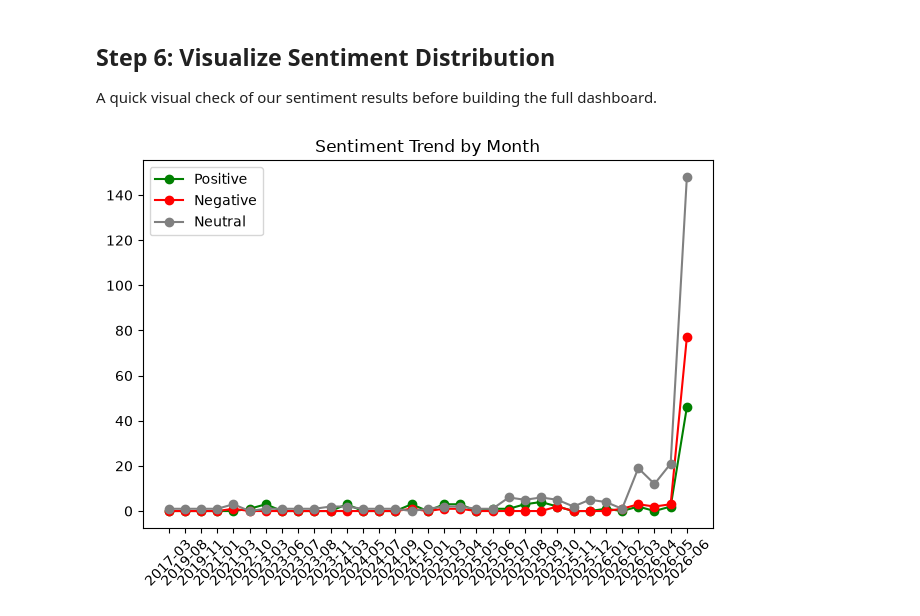
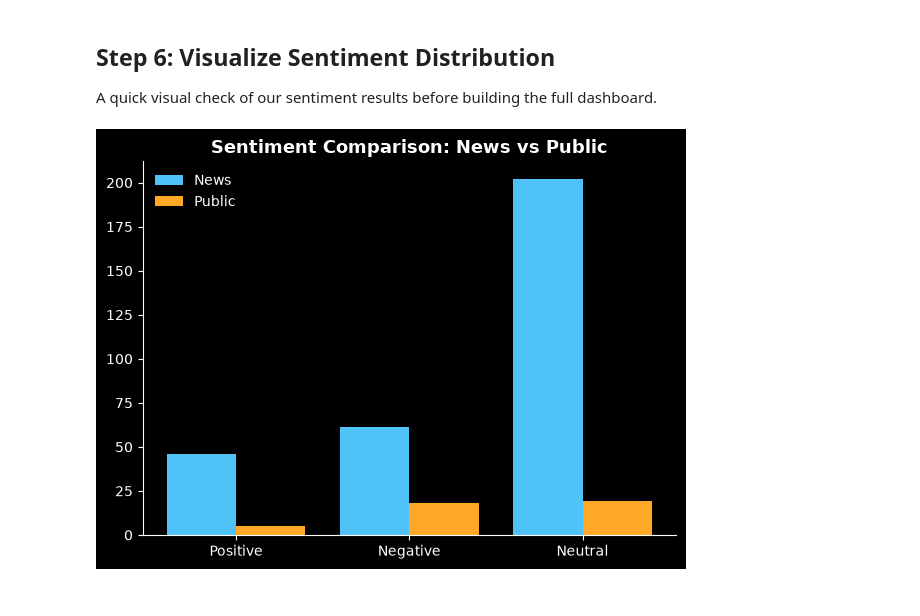
Before and after one commit to namrata1104/NLP-project, a Jupyter notebook: notebooks/sentiment_analysis.ipynb, the cells around one changed output. Saved outputs shown, nothing was run; the diff lists cells and outputs as text; code cells hidden in the pictures.

```diff
--- a/notebooks/sentiment_analysis.ipynb
+++ b/notebooks/sentiment_analysis.ipynb
@@ -158,18 +158,22 @@ A quick visual check of our sentiment results before building the full dashboard
 # %%
 import matplotlib.pyplot as plt
 
-sorted_months = sorted(trends.keys())
-positive_counts = [trends[m]["positive"] for m in sorted_months]
-negative_counts = [trends[m]["negative"] for m in sorted_months]
-neutral_counts = [trends[m]["neutral"] for m in sorted_months]
+plt.style.use("dark_background")
 
-plt.plot(sorted_months, positive_counts, label="Positive", color="green", marker="o")
-plt.plot(sorted_months, negative_counts, label="Negative", color="red", marker="o")
-plt.plot(sorted_months, neutral_counts, label="Neutral", color="gray", marker="o")
-plt.xticks(rotation=45)
-plt.legend()
-plt.title("Sentiment Trend by Month")
+labels = ["Positive", "Negative", "Neutral"]
+news_vals = [news_sentiment[l.lower()] for l in labels]
+public_vals = [public_sentiment[l.lower()] for l in labels]
+
+fig, ax = plt.subplots(figsize=(6, 4.5))
+x = range(len(labels))
+ax.bar([i - 0.2 for i in x], news_vals, width=0.4, label="News", color="#4FC3F7")
+ax.bar([i + 0.2 for i in x], public_vals, width=0.4, label="Public", color="#FFA726")
+ax.set_xticks(list(x))
+ax.set_xticklabels(labels)
+ax.legend(frameon=False)
+ax.set_title("Sentiment Comparison: News vs Public", fontsize=13, fontweight="bold")
+ax.spines[["top", "right"]].set_visible(False)
 plt.tight_layout()
 plt.show()
 # %% [output]
-[figure, old version]
+[figure, new version]
```
Also changed, not shown: parts of 6 cells of this notebook, 14 other files.
